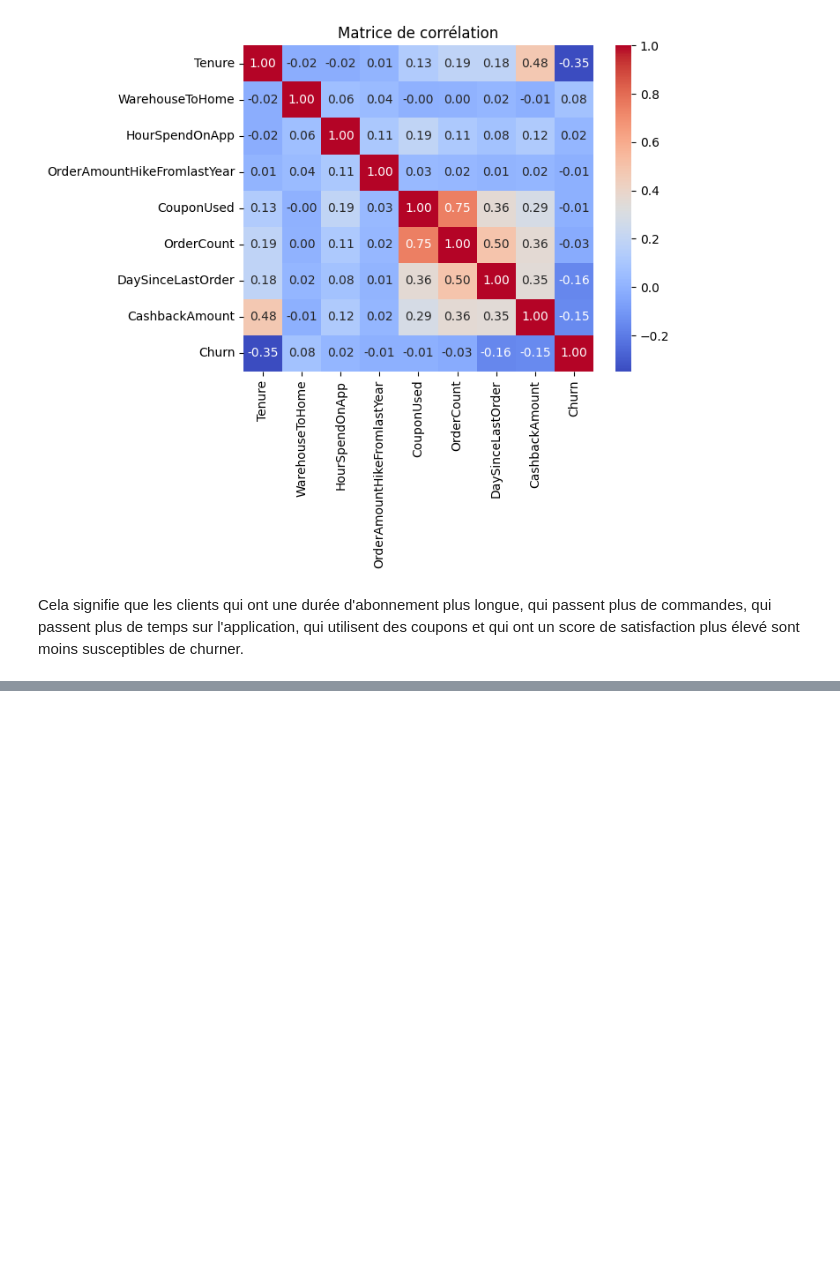
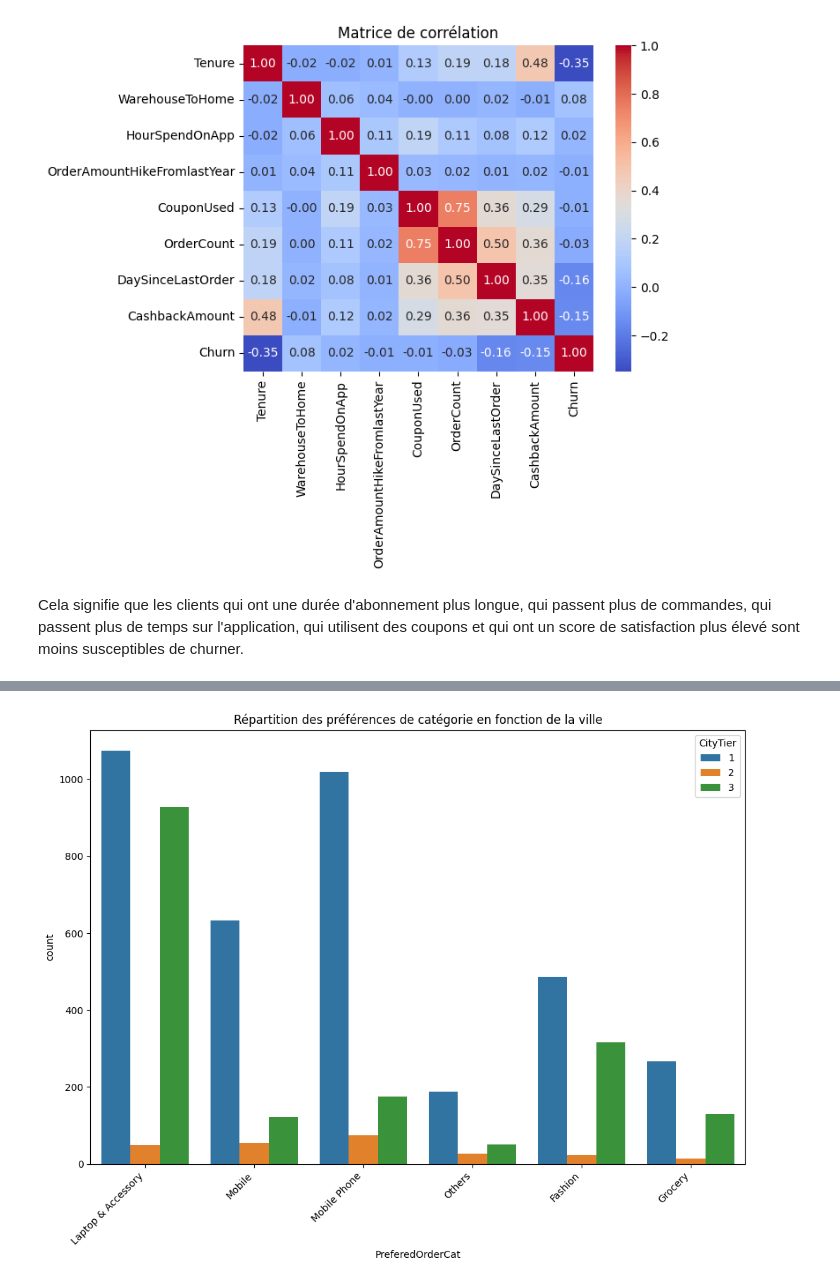
Before and after one commit to k-chanez/Churn-prediction, a Jupyter notebook: churn.ipynb, the cells around one changed output, grey strips where cells are left out. Cells and saved outputs as stored; diff of their text form; code cells hidden in the pictures; blank space fills up the shorter version.

```diff
--- a/churn.ipynb
+++ b/churn.ipynb
@@ -243,0 +244,10 @@ Matrice de confusion:
+# %%
+import matplotlib.pyplot as plt
+import seaborn as sns
+plt.figure(figsize=(12, 8))
+sns.countplot(x='PreferedOrderCat', hue='CityTier', data=df)
+plt.title('Répartition des préférences de catégorie en fonction de la ville')
+plt.xticks(rotation=45, ha='right')
+plt.show()
+# %% [output]
+[figure, added]
```
Also changed, not shown: parts of 3 cells of this notebook.
